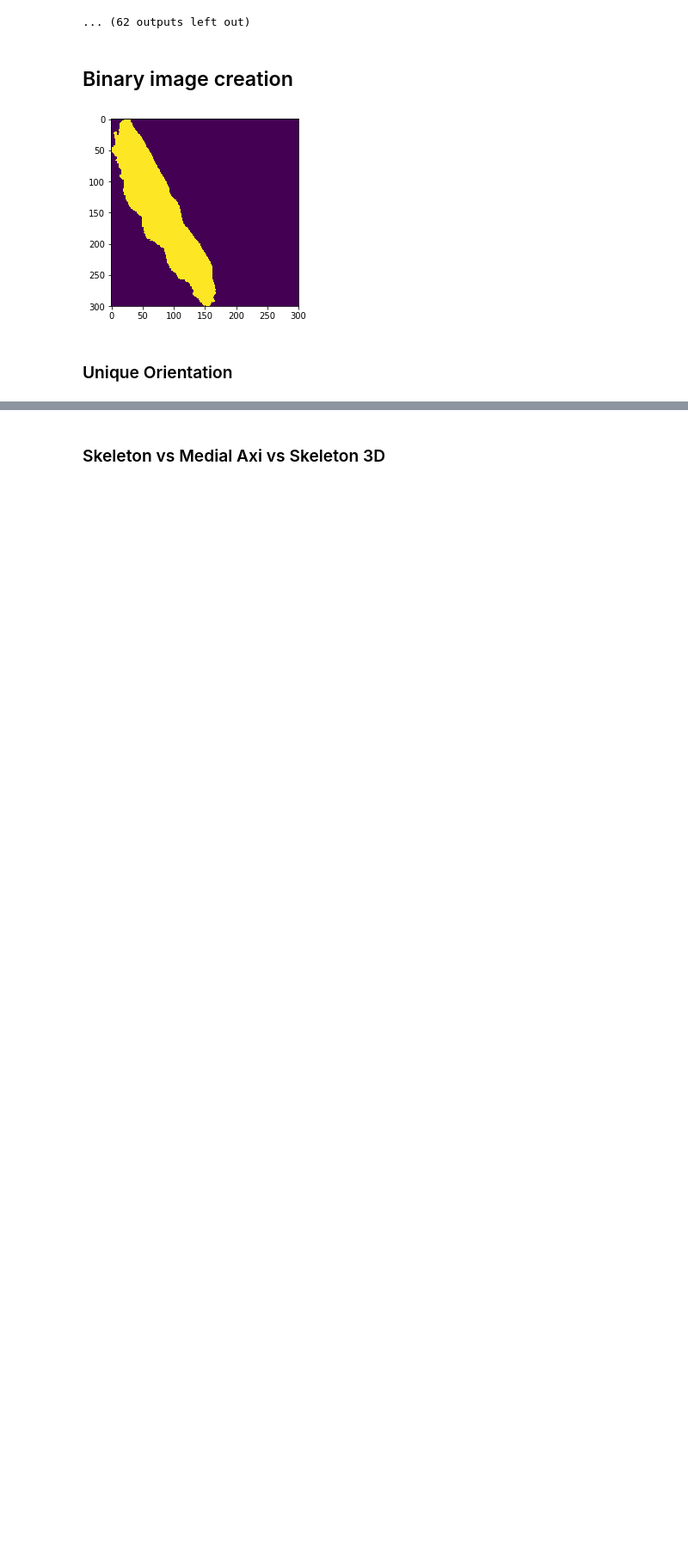
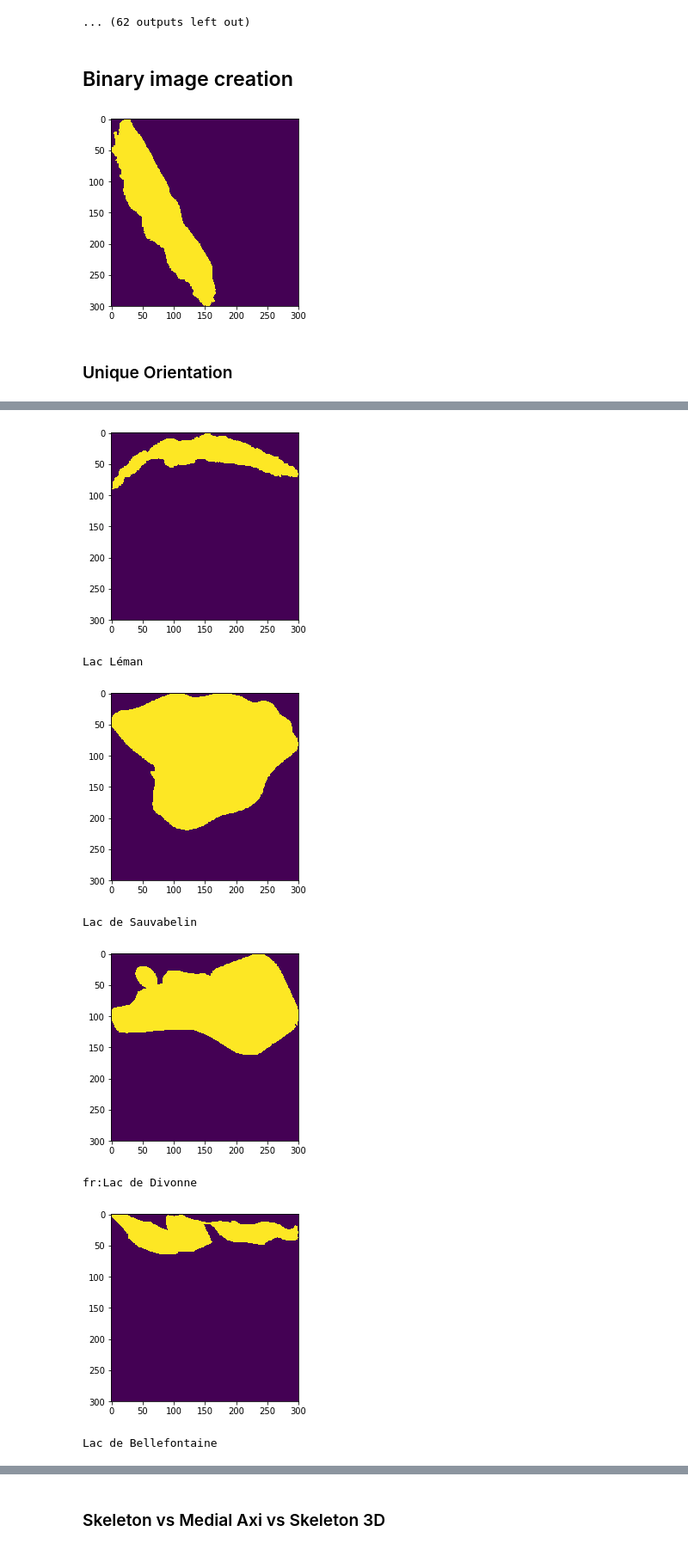
Before and after one commit to julied20/PIS-2018, a Jupyter notebook: binary_inage.ipynb, the cells around one changed output, grey strips where cells are left out. Shown: that part at 86% size. Saved outputs shown, nothing was run; the diff lists cells and outputs as text; code cells hidden in the pictures; blank space fills up the shorter version.

```diff
--- a/binary_inage.ipynb
+++ b/binary_inage.ipynb
@@ -166,0 +197,19 @@ props[0][]
+# %%
+for name, bin_image, coordinates in lakes:
+    props = regionprops(bin_image)
+
+    x_coords_rot, y_coords_rot = unique_orientation_coords(bin_image, coordinates[0], coordinates[1])
+    bin_image_rot = binary_image(im_size, x_coords_rot, y_coords_rot)
+
+    plt.imshow(bin_image_rot)
+    plt.show()
+    print(name)
+# %% [output]
+[figure, added]
+Lac Léman
+[figure, added]
+Lac de Sauvabelin
+[figure, added]
+fr:Lac de Divonne
+[figure, added]
+Lac de Bellefontaine
```
Also changed, not shown: parts of 16 cells of this notebook.
